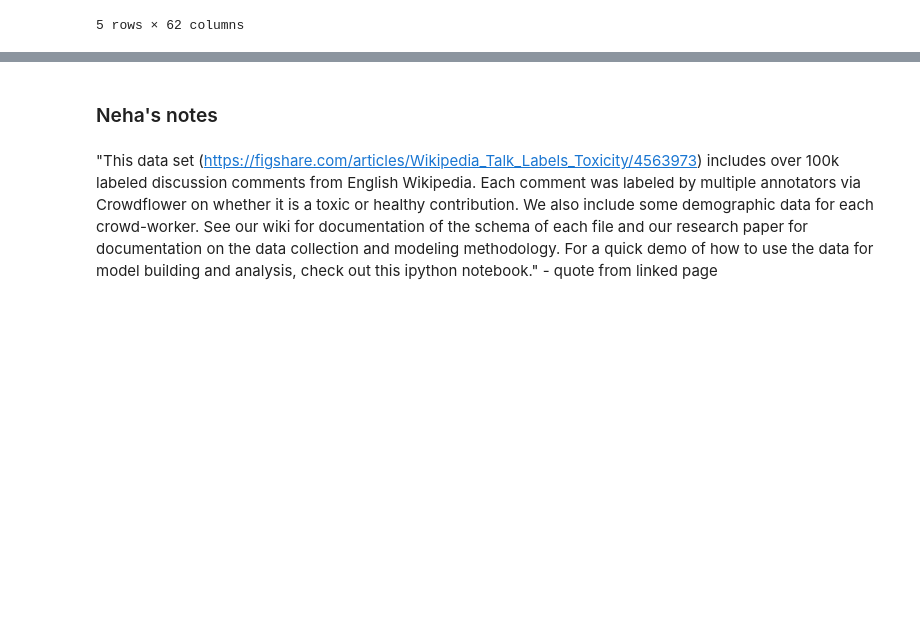
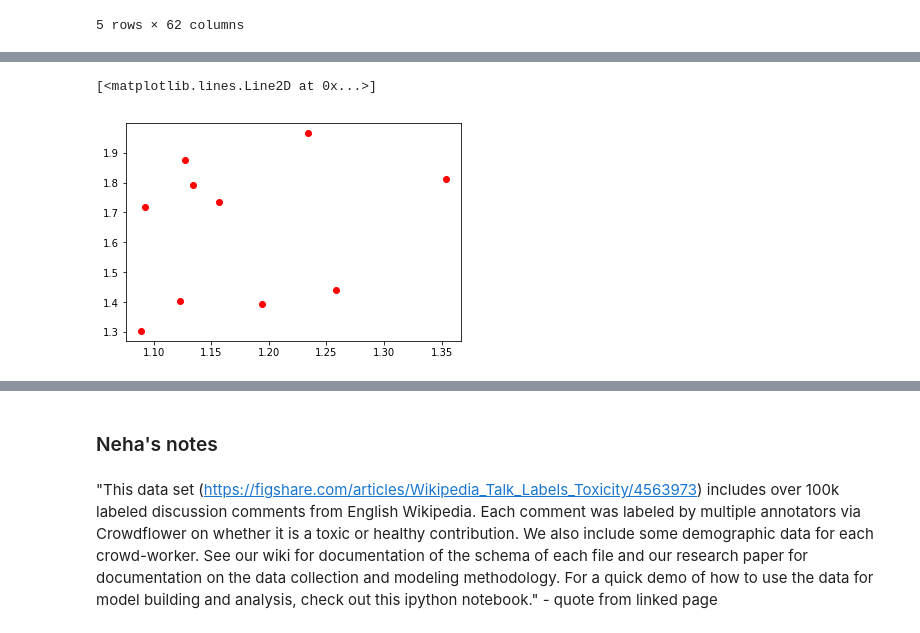
Before and after one commit to nehargupta/cs590_privacy_fairness, a Jupyter notebook: data.ipynb, the cells around one changed output, grey strips where cells are left out. Saved outputs shown, nothing was run; the diff lists cells and outputs as text; code cells hidden in the pictures; blank space fills up the shorter version.

```diff
--- a/data.ipynb
+++ b/data.ipynb
@@ -391,0 +389,5 @@ plt.plot(training_xs, test_ys, "ro")
+# %%
+plt.plot(training_xs, test_ys, "ro")
+# %% [output]
+[<matplotlib.lines.Line2D at 0x...>]
+[figure, added]
```
Also changed, not shown: parts of 20 cells of this notebook, 2 other files.
